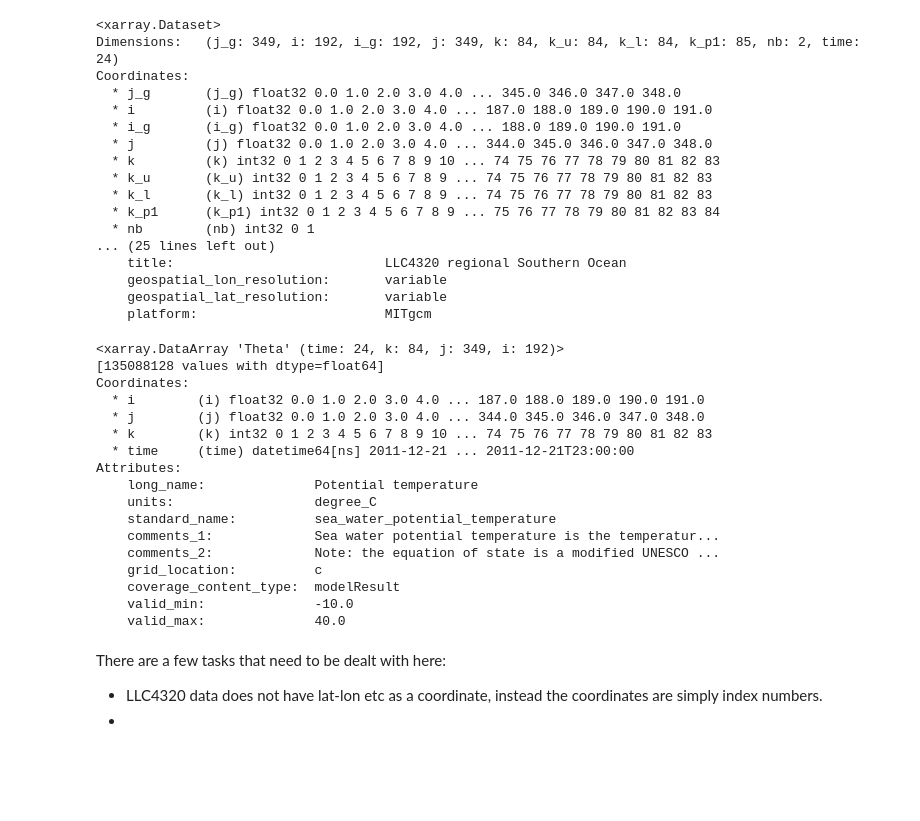
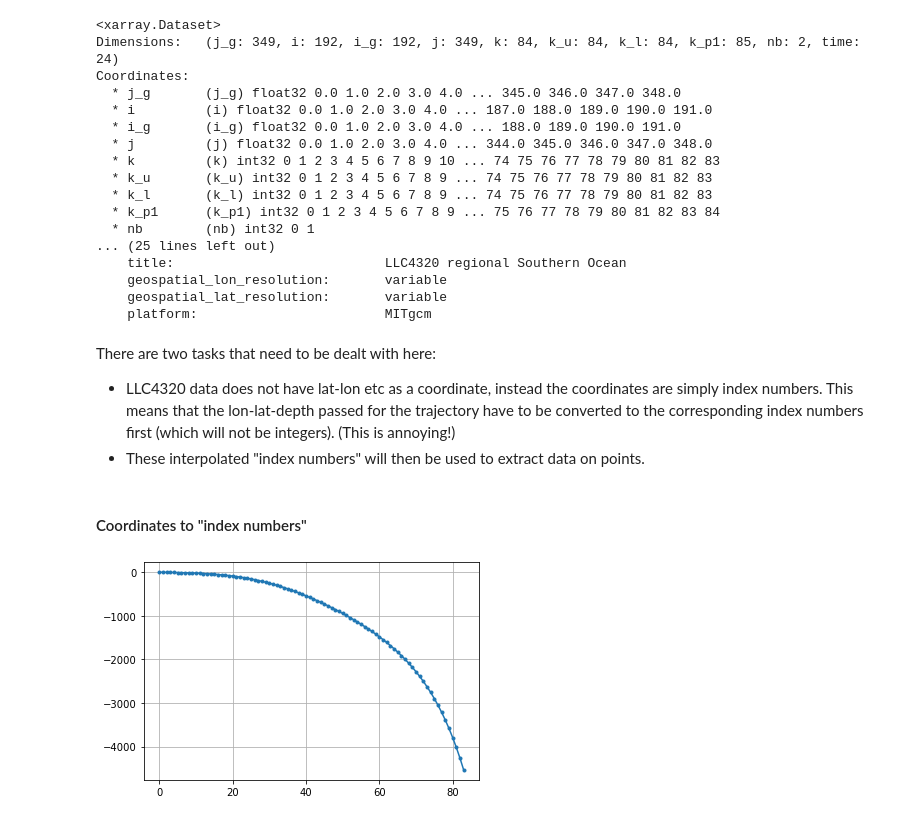
Before and after one commit to oceanhackweek/ohw21-proj-model-subsampling, a Jupyter notebook: Application2LLC.ipynb, the cells around one changed output. Saved outputs shown, nothing was run; the diff lists cells and outputs as text; code cells hidden in the pictures; blank space fills up the shorter version.

```diff
--- a/Application2LLC.ipynb
+++ b/Application2LLC.ipynb
@@ -25,27 +27,19 @@ Coordinates:
     geospatial_lon_resolution:       variable
     geospatial_lat_resolution:       variable
     platform:                        MITgcm
-# %%
-ds.Theta
-# %% [output]
-<xarray.DataArray 'Theta' (time: 24, k: 84, j: 349, i: 192)>
-[135088128 values with dtype=float64]
-Coordinates:
-  * i        (i) float32 0.0 1.0 2.0 3.0 4.0 ... 187.0 188.0 189.0 190.0 191.0
-  * j        (j) float32 0.0 1.0 2.0 3.0 4.0 ... 344.0 345.0 346.0 347.0 348.0
-  * k        (k) int32 0 1 2 3 4 5 6 7 8 9 10 ... 74 75 76 77 78 79 80 81 82 83
-  * time     (time) datetime64[ns] 2011-12-21 ... 2011-12-21T23:00:00
-Attributes:
-    long_name:              Potential temperature
-    units:                  degree_C
-    standard_name:          sea_water_potential_temperature
-    comments_1:             Sea water potential temperature is the temperatur...
-    comments_2:             Note: the equation of state is a modified UNESCO ...
-    grid_location:          c
-    coverage_content_type:  modelResult
-    valid_min:              -10.0
-    valid_max:              40.0
 # %% [markdown]
-There are a few tasks that need to be dealt with here:
-- LLC4320 data does not have lat-lon etc as a coordinate, instead the coordinates are simply index numbers.
--
+There are two tasks that need to be dealt with here:
+- LLC4320 data does not have lat-lon etc as a coordinate, instead the coordinates are simply index numbers. This means that the lon-lat-depth passed for the trajectory have to be converted to the corresponding index numbers first (which will not be integers). (This is annoying!)
+- These interpolated "index numbers" will then be used to extract data on points.
+# %% [markdown]
+#### Coordinates to "index numbers"
+# %%
+# try for Z first as that 1d.
+
+z = ds.Z
+k = ds.k
+# %%
+plt.plot(k, z, '.-')
+plt.grid()
+# %% [output]
+[figure, added]
```
Also changed, not shown: parts of 18 cells of this notebook.
